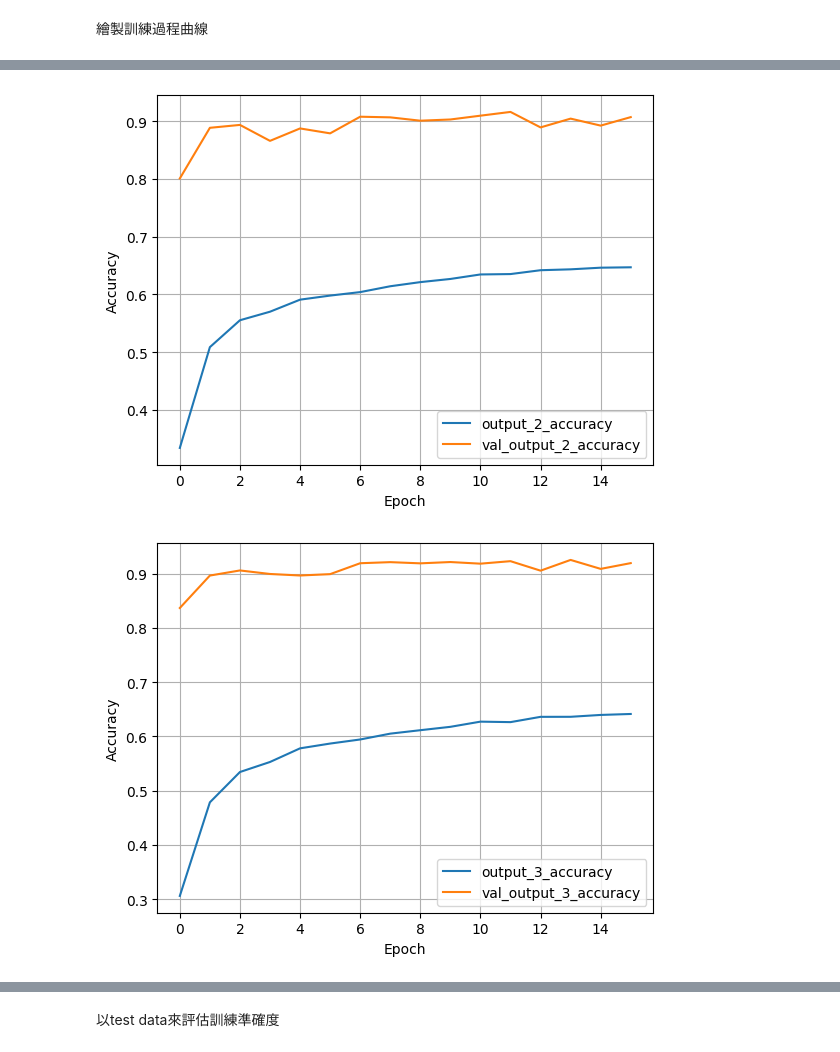
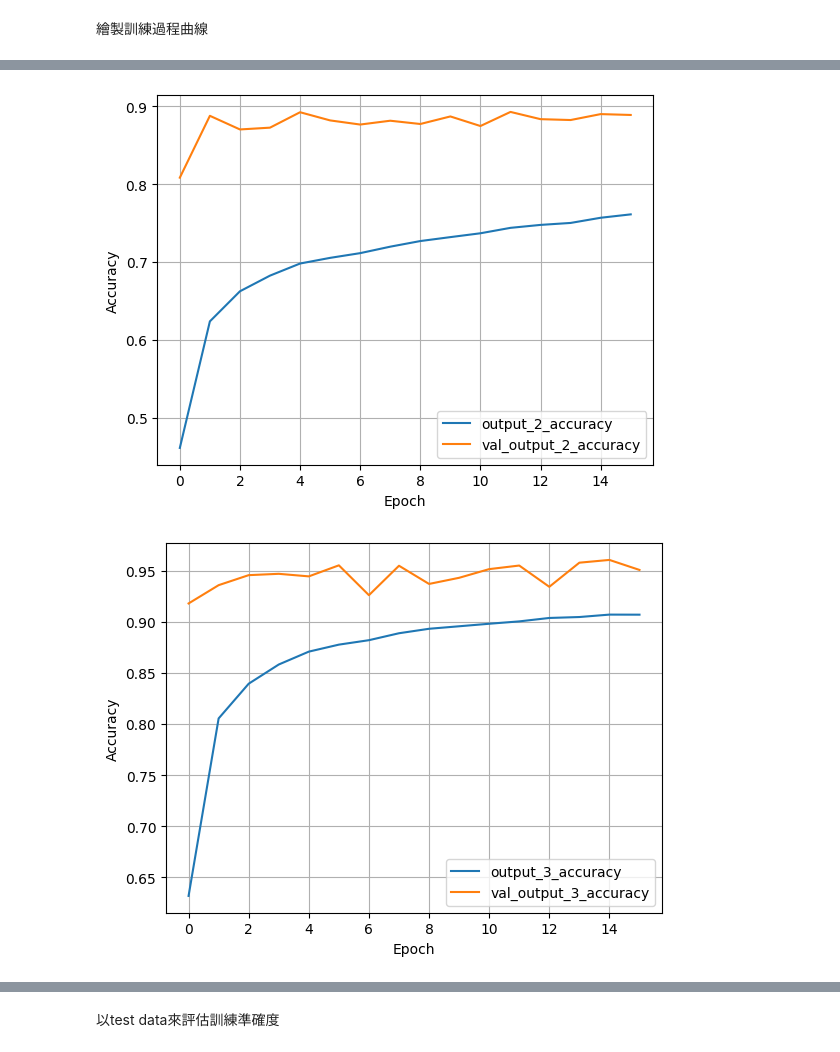
Before and after one commit to HBOKAI/LeNet-5-by-Subclassing_2, a Jupyter notebook: main.ipynb, the cells around one changed output, grey strips where cells are left out. Cells and saved outputs as stored; diff of their text form; code cells hidden in the pictures.

```diff
--- a/main.ipynb
+++ b/main.ipynb
@@ -235,8 +262,8 @@ model = Early_Exit_Model()
 datagen = tf.keras.preprocessing.image.ImageDataGenerator(
     rotation_range=40,
     zoom_range=0.3,
-    width_shift_range=0.5,
-    height_shift_range=0.5)
+    width_shift_range=0.2,
+    height_shift_range=0.2)
 # %% [markdown]
 建立模型並檢查架構是否正確
 # %%
@@ -267,6 +294,6 @@ _________________________________________________________________
 # %%
 print(tf.config.list_physical_devices('GPU'))
-model.compile(loss="categorical_crossentropy",optimizer=tf.keras.optimizers.Adam(),metrics=["accuracy"]) # 定義所要採用的loss funtion, optimizer, metrics
+model.compile(loss="categorical_crossentropy",optimizer=tf.keras.optimizers.Adam(learning_rate=0.001),metrics=["accuracy"]) # 定義所要採用的loss funtion, optimizer, metrics
 history = model.fit_generator(datagen.flow(train_x,train_y,batch_size=32),steps_per_epoch=len(train_x)/32,epochs=16,validation_data=(test_x,test_y))
 print(train_x.shape)
 # history = model.fit(x=train_x,y=train_y,batch_size=8,epochs=16,verbose=1,validation_split=0.1) # 設定 batch(批), epochs(跌代), verbose, validation(驗證，功能還不太確定)
@@ -303,6 +330,7 @@ plt.grid(True)
 # plt.ylim([0.5, 1])
 plt.legend(loc='lower right')
 plt.show()
+
 plt.plot(history.history['output_2_accuracy'], label='output_2_accuracy')
 plt.plot(history.history['val_output_2_accuracy'], label = 'val_output_2_accuracy')
 plt.xlabel('Epoch')
@@ -311,6 +339,7 @@ plt.grid(True)
 # plt.ylim([0.5, 1])
 plt.legend(loc='lower right')
 plt.show()
+
 plt.plot(history.history['output_3_accuracy'], label='output_3_accuracy')
 plt.plot(history.history['val_output_3_accuracy'], label = 'val_output_3_accuracy')
 plt.xlabel('Epoch')
@@ -319,6 +348,7 @@ plt.grid(True)
 # plt.ylim([0.5, 1])
 plt.legend(loc='lower right')
 plt.show()
+
 plt.plot(history.history['output_4_accuracy'], label='output_4_accuracy')
 plt.plot(history.history['val_output_4_accuracy'], label = 'val_output_4_accuracy')
 plt.xlabel('Epoch')
@@ -327,6 +357,7 @@ plt.grid(True)
 # plt.ylim([0.5, 1])
 plt.legend(loc='lower right')
 plt.show()
+
 plt.plot(history.history['output_5_accuracy'], label='output_5_accuracy')
 plt.plot(history.history['val_output_5_accuracy'], label = 'val_output_5_accuracy')
 plt.xlabel('Epoch')
@@ -335,4 +366,13 @@ plt.grid(True)
 # plt.ylim([0.5, 1])
 plt.legend(loc='lower right')
 plt.show()
+
+plt.plot(history.history['output_6_accuracy'], label='output_6_accuracy')
+plt.plot(history.history['val_output_6_accuracy'], label = 'val_output_6_accuracy')
+plt.xlabel('Epoch')
+plt.ylabel('Accuracy')
+plt.grid(True)
+# plt.ylim([0.5, 1])
+plt.legend(loc='lower right')
+plt.show()
 # %% [output]
@@ -340,2 +380,2 @@ plt.show()
-[figure, old version]
+[figure, new version]
-[figure, old version]
+[figure, new version]
```
Also changed, not shown: parts of 6 cells of this notebook, 25 other files.
